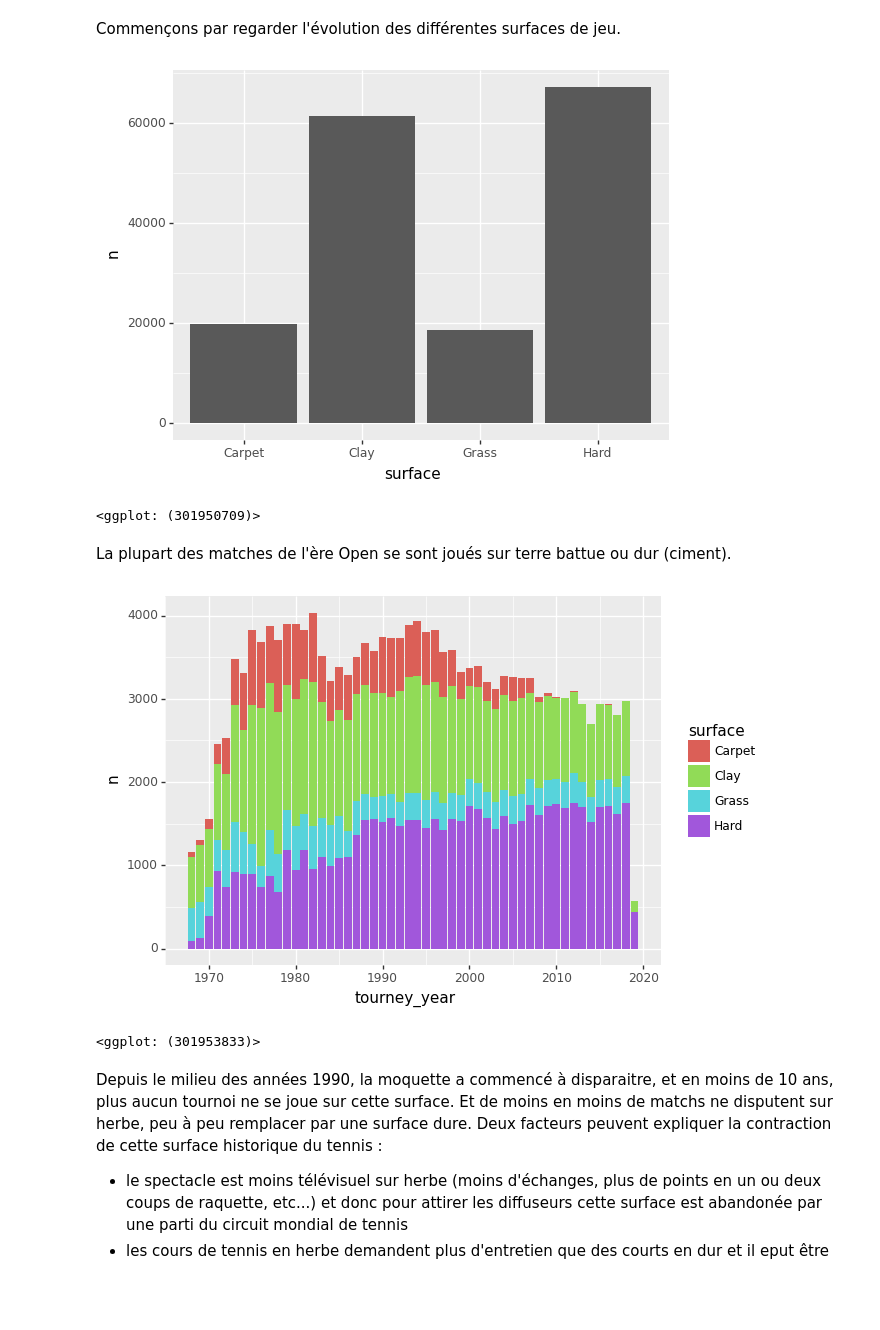
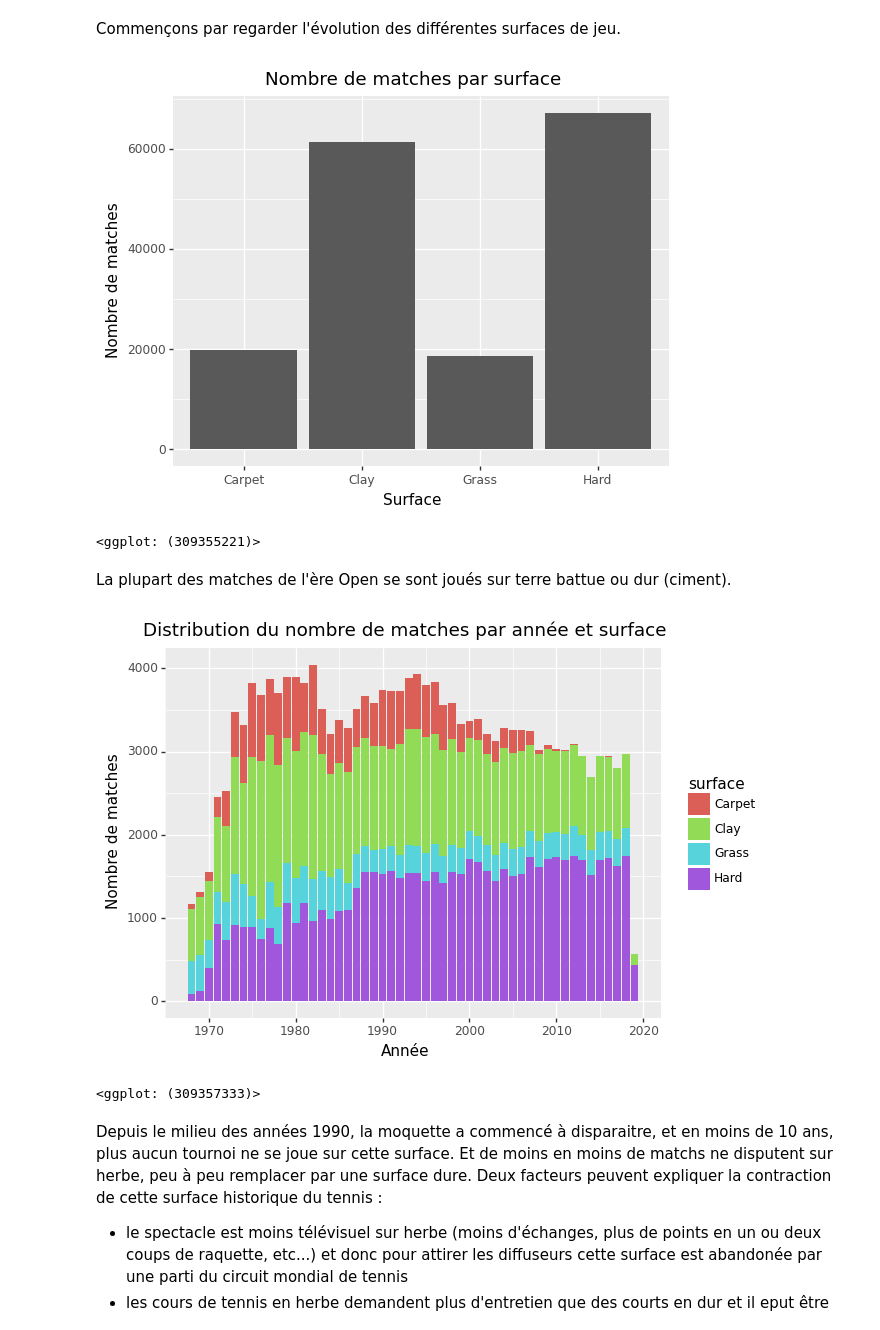
Before and after one commit to antoinemertz/tennis-game-prediction, a Jupyter notebook: notebooks/eda.ipynb, the cells around one changed output. Saved outputs shown, nothing was run; the diff lists cells and outputs as text; code cells hidden in the pictures; blank space fills up the shorter version.

```diff
--- a/notebooks/eda.ipynb
+++ b/notebooks/eda.ipynb
@@ -101,6 +150,6 @@ df = df.rename({'round': 'tourney_stage'}, axis='columns')
 # %%
 df['tourney_date'] = pd.to_datetime(df['tourney_date'], format="%Y%m%d")
-df = df.sort_values(['tourney_date', 'match_num'])
+df = df.sort_values(['tourney_date', 'tourney_id', 'match_num'])
 # %%
 df['tourney_year'] = df['tourney_date'].dt.year
 # %% [markdown]
@@ -109,0 +161,2 @@ df['surface'] = df['surface'].replace({'None': np.nan})
+# %%
+df.loc[df['l_bpSaved'] < 0, 'l_bpSaved'] = 0
@@ -280,16 +358,19 @@ Pour pouvoir prédire l'issue d'un match impliquant un joueur, je pense qu'il es
 # %%
 (
     df >>
     select(X.surface) >>
     group_by(X.surface) >>
     mutate(n=n(X.surface)) >>
     distinct(X.surface, X.n) >>
     ggplot(aes(x='surface', y='n'))
     + geom_bar(stat="identity")
+    + xlab("Surface")
+    + ylab("Nombre de matches")
+    + ggtitle("Nombre de matches par surface")
 )
 # %% [output]
-[figure, old version]
+[figure, new version]
-<ggplot: (301950709)>
+<ggplot: (309355221)>
 # %% [markdown]
 <font color="grey-black">La plupart des matches de l'ère Open se sont joués sur terre battue ou dur (ciment).</font>
 # %%
@@ -301,10 +382,13 @@ Pour pouvoir prédire l'issue d'un match impliquant un joueur, je pense qu'il es
     distinct(X.tourney_year, X.surface, X.n) >>
     ggplot(aes(x='tourney_year', y='n', fill='surface'))
     + geom_bar(stat="identity")
+    + xlab("Année")
+    + ylab("Nombre de matches")
+    + ggtitle("Distribution du nombre de matches par année et surface")
 )
 # %% [output]
-[figure, old version]
+[figure, new version]
-<ggplot: (301953833)>
+<ggplot: (309357333)>
 # %% [markdown]
 <font color="grey-black">Depuis le milieu des années 1990, la moquette a commencé à disparaitre, et en moins de 10 ans, plus aucun tournoi ne se joue sur cette surface. Et de moins en moins de matchs ne disputent sur herbe, peu à peu remplacer par une surface dure. Deux facteurs peuvent expliquer la contraction de cette surface historique du tennis :</font>
 - <font color="grey-black">le spectacle est moins télévisuel sur herbe (moins d'échanges, plus de points en un ou deux coups de raquette, etc...) et donc pour attirer les diffuseurs cette surface est abandonée par une parti du circuit mondial de tennis</font>
```
Also changed, not shown: parts of 89 cells of this notebook.
